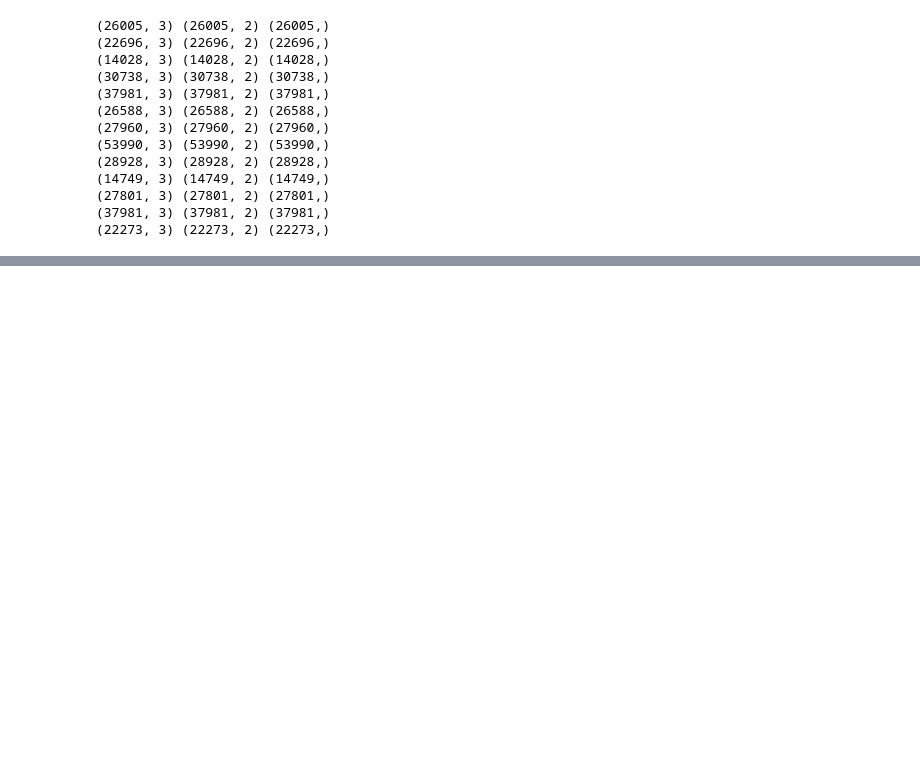
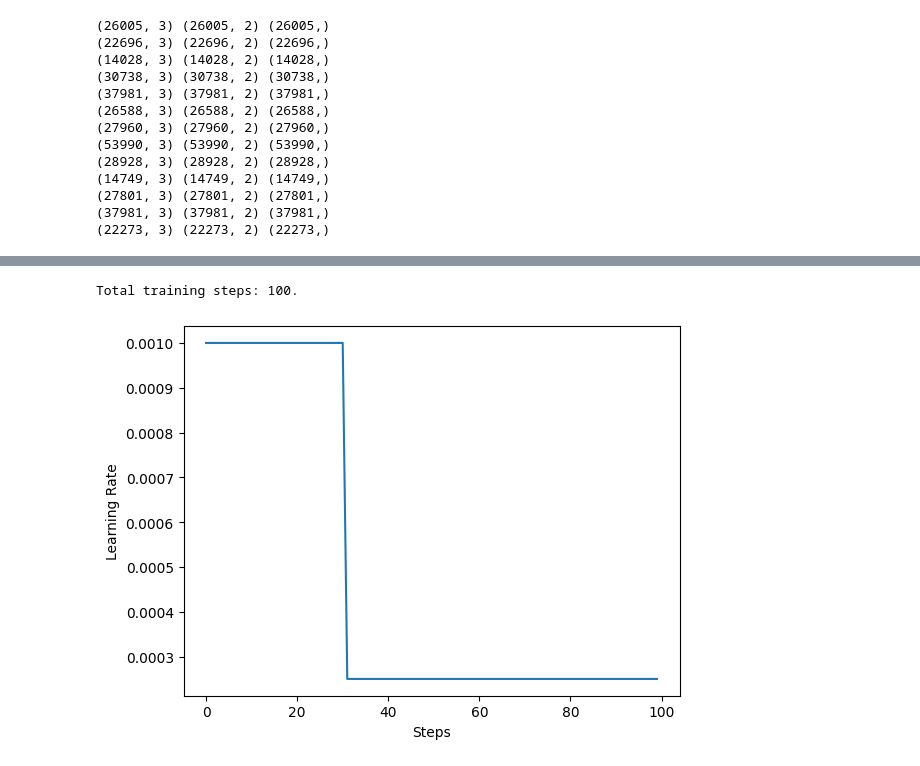
Before and after one commit to S1ink/Colabs, a Jupyter notebook: models/pc_transformation.ipynb, the cells around one changed output, grey strips where cells are left out. Saved outputs shown, nothing was run; the diff lists cells and outputs as text; code cells hidden in the pictures; blank space fills up the shorter version.

Commit message:
training

```diff
--- a/models/pc_transformation.ipynb
+++ b/models/pc_transformation.ipynb
@@ -295,6 +311,10 @@ for index in tqdm(range(len(point_sets))):
     point_sets[index] = norm_point_cloud
     point_set_1hot[index] = sampled_label_cloud
     point_set_labels[index] = sampled_labels
+
+point_sets = np.array(point_sets)
+point_set_1hot = np.array(point_set_1hot)
+point_set_labels = np.array(point_set_labels)
 # %%
 for i in tqdm(range(len(point_sets))):
     print(point_sets[i].shape, point_set_1hot[i].shape, point_set_labels[i].shape)
@@ -317,0 +494,23 @@ visualize_rotate(point_sets[10], point_set_labels[10])
+# %%
+INITIAL_LEARNING_RATE = 0.001
+EPOCHS = 50
+
+training_step_size = total_training_examples // BATCH_SIZE
+total_training_steps = training_step_size * EPOCHS
+print(f"Total training steps: {total_training_steps}.")
+
+lr_schedule = keras.optimizers.schedules.PiecewiseConstantDecay(
+    boundaries=[training_step_size * 15, training_step_size * 15],
+    values=[INITIAL_LEARNING_RATE, INITIAL_LEARNING_RATE * 0.5, INITIAL_LEARNING_RATE * 0.25],
+)
+
+steps = tf.range(total_training_steps, dtype=tf.int32)
+lrs = [lr_schedule(step) for step in steps]
+
+plt.plot(lrs)
+plt.xlabel("Steps")
+plt.ylabel("Learning Rate")
+plt.show()
+# %% [output]
+Total training steps: 100.
+[figure, added]
```
Also changed, not shown: parts of 8 cells of this notebook.
